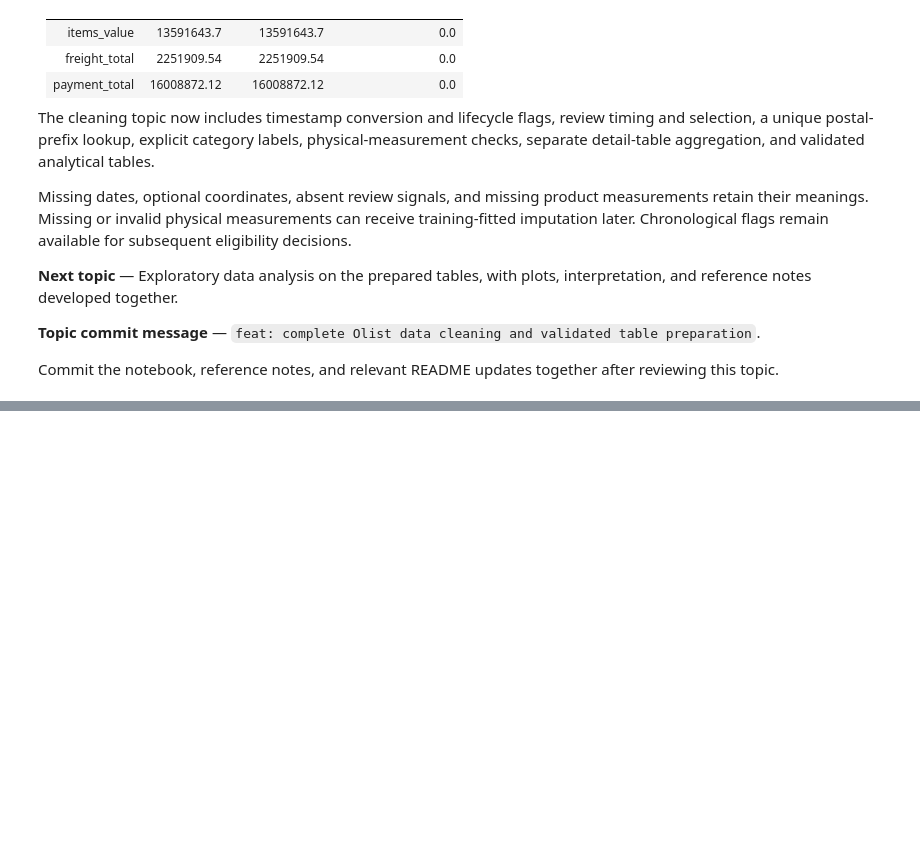
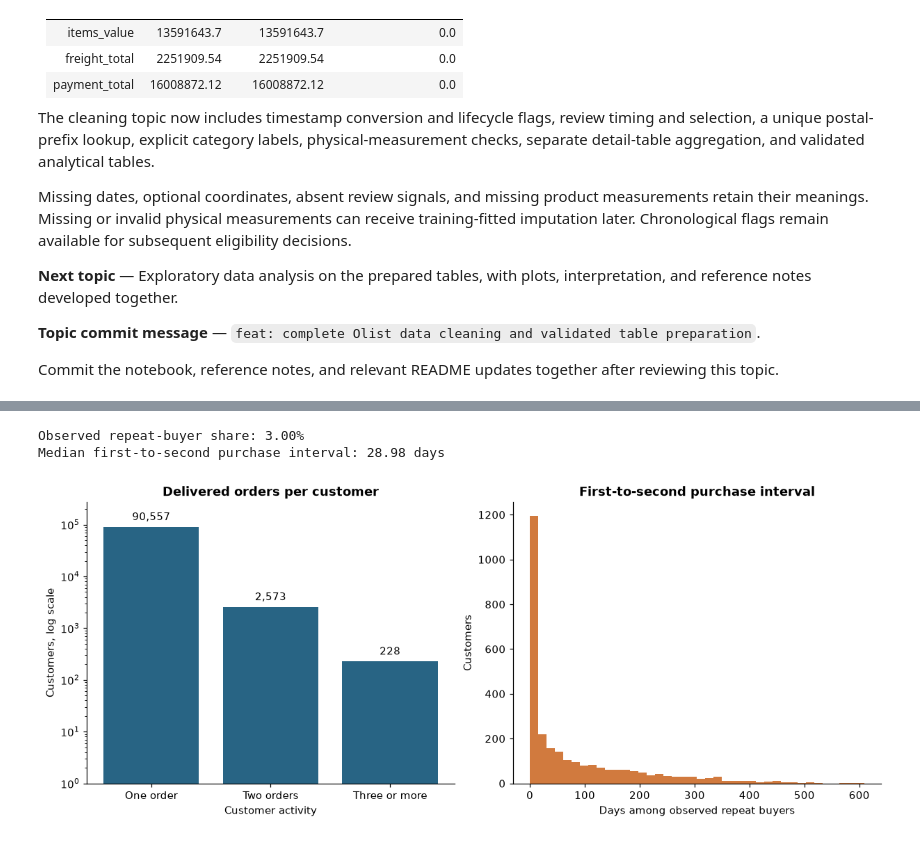
Before and after one commit to oyelurker/cse303-ml-AP24110010128-olist-recommender, a Jupyter notebook: olist_pipeline.ipynb, the cells around one changed output, grey strips where cells are left out. Cells and saved outputs as stored; diff of their text form; code cells hidden in the pictures; blank space fills up the shorter version.

```diff
--- a/olist_pipeline.ipynb
+++ b/olist_pipeline.ipynb
@@ -1074,0 +1228,44 @@ Commit the notebook, reference notes, and relevant README updates together after
+# %%
+customer_activity = analysis_orders.groupby("customer_unique_id").agg(
+    delivered_orders=("order_id", "nunique"),
+    merchandise_spend=("items_value", "sum"),
+    first_purchase=("order_purchase_timestamp", "min"),
+    last_purchase=("order_purchase_timestamp", "max"),
+)
+repeat_buyers = customer_activity["delivered_orders"].ge(2)
+eda_metrics["observed_repeat_buyers"] = int(repeat_buyers.sum())
+eda_metrics["observed_repeat_buyer_percent"] = float(100 * repeat_buyers.mean())
+
+ordered_purchases = analysis_orders.sort_values(
+    ["customer_unique_id", "order_purchase_timestamp", "order_id"]
+).copy()
+ordered_purchases["purchase_number"] = ordered_purchases.groupby("customer_unique_id").cumcount()
+second_purchase_times = ordered_purchases.loc[
+    ordered_purchases["purchase_number"].eq(1)
+].set_index("customer_unique_id")["order_purchase_timestamp"]
+customer_activity["second_purchase"] = second_purchase_times
+repeat_intervals = (
+    customer_activity["second_purchase"] - customer_activity["first_purchase"]
+).dt.total_seconds().div(86400).dropna()
+eda_metrics["median_first_to_second_days"] = float(repeat_intervals.median())
+
+activity_groups = pd.Series({
+    "One order": int(customer_activity["delivered_orders"].eq(1).sum()),
+    "Two orders": int(customer_activity["delivered_orders"].eq(2).sum()),
+    "Three or more": int(customer_activity["delivered_orders"].ge(3).sum()),
+})
+fig, axes = plt.subplots(1, 2, figsize=(11, 4.4), layout="constrained")
+bars = axes[0].bar(activity_groups.index, activity_groups.values, color="#286484")
+axes[0].set_yscale("log")
+axes[0].set_ylim(1, activity_groups.max() * 3)
+axes[0].bar_label(bars, labels=[f"{n:,}" for n in activity_groups], padding=4)
+axes[0].set(title="Delivered orders per customer", xlabel="Customer activity", ylabel="Customers, log scale")
+axes[1].hist(repeat_intervals, bins=40, color="#d17a3e")
+axes[1].set(title="First-to-second purchase interval", xlabel="Days among observed repeat buyers", ylabel="Customers")
+plt.show()
+print(f"Observed repeat-buyer share: {eda_metrics['observed_repeat_buyer_percent']:.2f}%")
+print(f"Median first-to-second purchase interval: {repeat_intervals.median():.2f} days")
+# %% [output]
+Observed repeat-buyer share: 3.00%
+Median first-to-second purchase interval: 28.98 days
+[figure, added]
```
Also changed, not shown: parts of 32 cells of this notebook, 4 other files.
